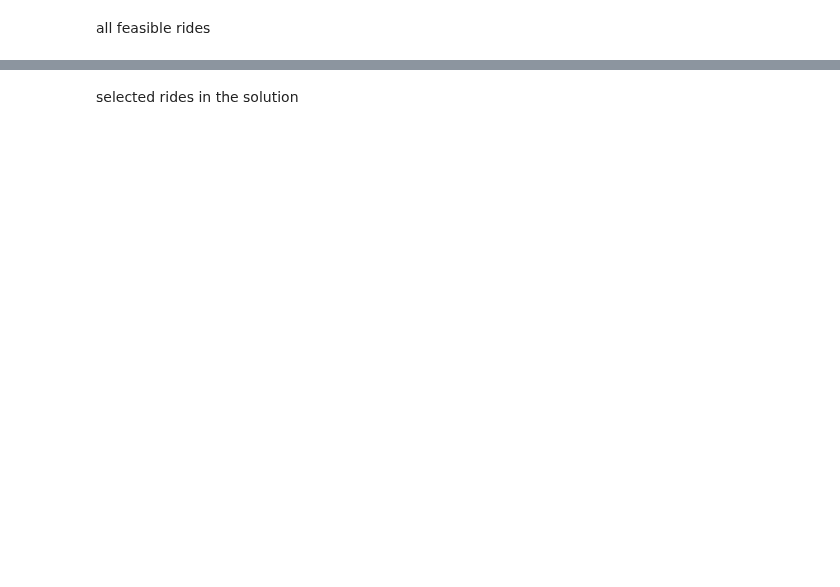
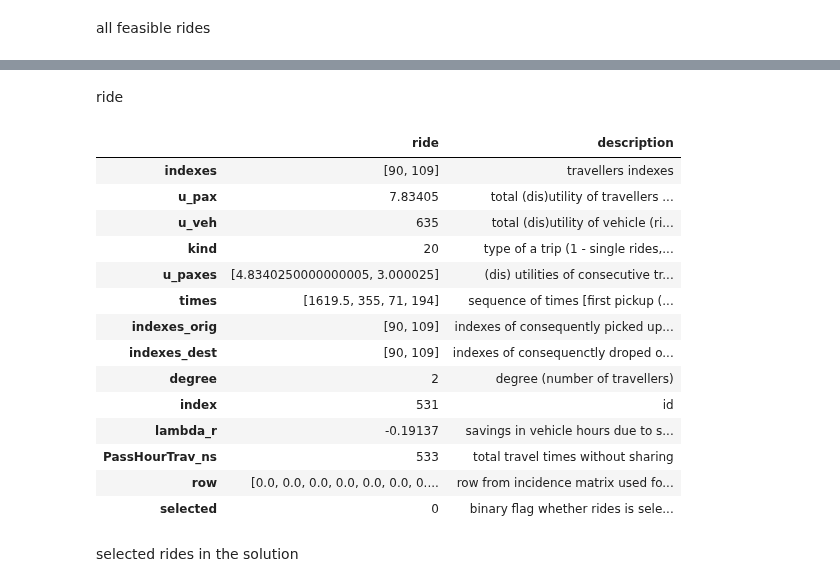
Before and after one commit to RafalKucharskiPK/ExMAS, a Jupyter notebook: ExMAS/notebooks/ExMAS.ipynb, the cells around one changed output, grey strips where cells are left out. Cells and saved outputs as stored; diff of their text form; code cells hidden in the pictures; blank space fills up the shorter version.

```diff
--- a/ExMAS/notebooks/ExMAS.ipynb
+++ b/ExMAS/notebooks/ExMAS.ipynb
@@ -106,3 +104,26 @@ inData.sblts.rides.sample(5)
+# %% [markdown]
+ride
+# %%
+ride =inData.sblts.rides.sample(1).T
+ride['d'] = ExMAS.utils.rides_DESCRIPTIONS
+ride.columns = ['ride', 'description']
+ride
+# %% [output]
+|  | ride | description |
+| indexes | [90, 109] | travellers indexes |
+| u_pax | 7.83405 | total (dis)utility of travellers ... |
+| u_veh | 635 | total (dis)utility of vehicle (ri... |
+| kind | 20 | type of a trip (1 - single rides,... |
+| u_paxes | [4.8340250000000005, 3.000025] | (dis) utilities of consecutive tr... |
+| times | [1619.5, 355, 71, 194] | sequence of times [first pickup (... |
+| indexes_orig | [90, 109] | indexes of consequently picked up... |
+| indexes_dest | [90, 109] | indexes of consequenctly droped o... |
+| degree | 2 | degree (number of travellers) |
+| index | 531 | id |
+| lambda_r | -0.19137 | savings in vehicle hours due to s... |
+| PassHourTrav_ns | 533 | total travel times without sharing |
+| row | [0.0, 0.0, 0.0, 0.0, 0.0, 0.0, 0.... | row from incidence matrix used fo... |
+| selected | 0 | binary flag whether rides is sele... |
 # %% [markdown]
 selected rides in the solution
 # %%
```
Also changed, not shown: parts of 6 cells of this notebook, 1 other file.
